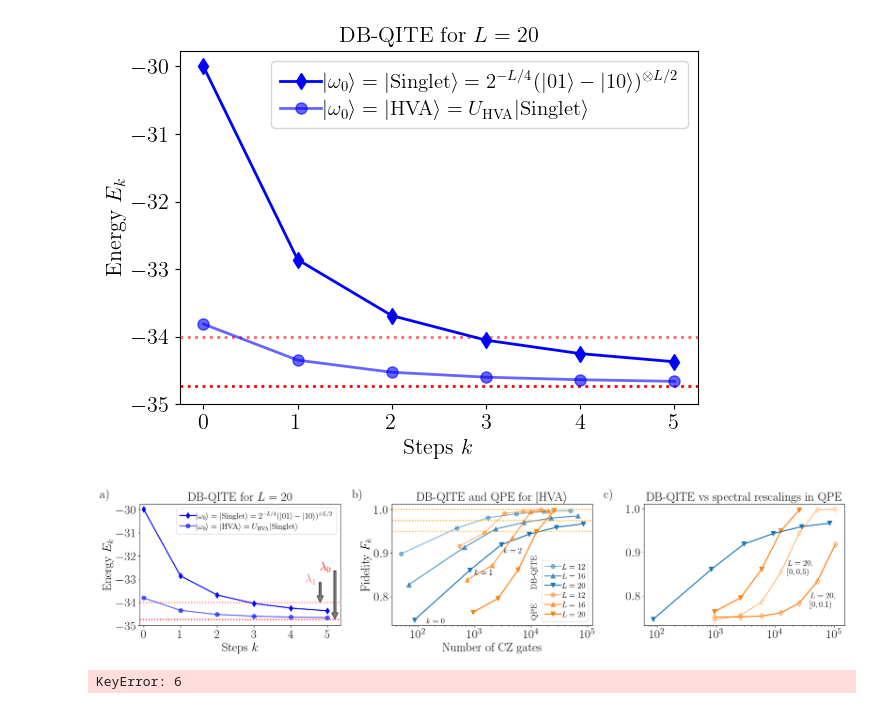
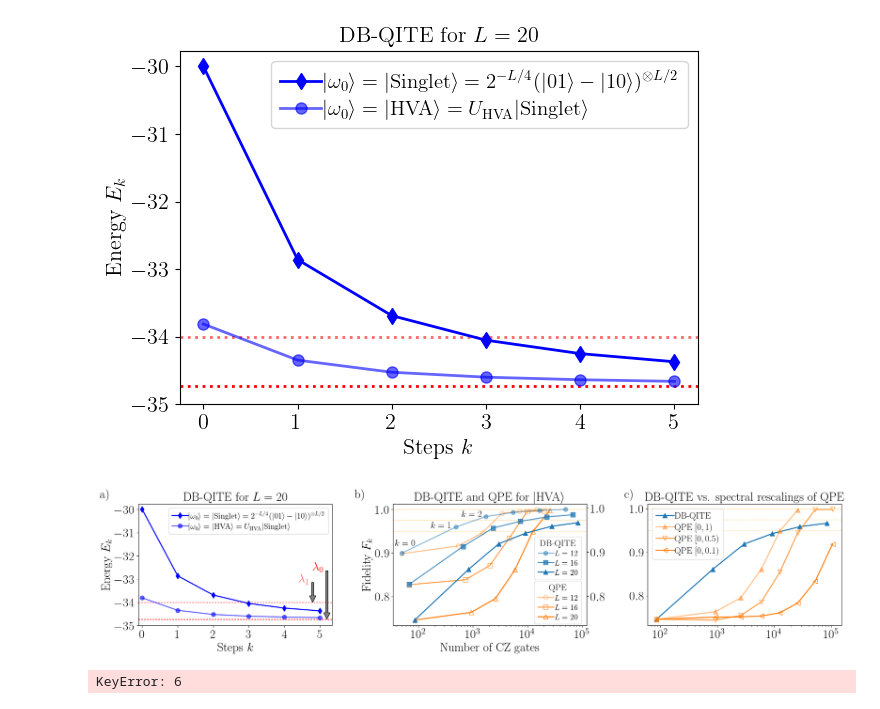
Before and after one commit to renezander90/DB-QITE, a Jupyter notebook: DB-QITE-PRL/generate_plots_PRL-Marek_running-joined_DB_QPE.ipynb, the cells around one changed output. Saved outputs shown, nothing was run; the diff lists cells and outputs as text; code cells hidden in the pictures.

Commit message:
figure updates as in overleaf

```diff
--- a/DB-QITE-PRL/generate_plots_PRL-Marek_running-joined_DB_QPE.ipynb
+++ b/DB-QITE-PRL/generate_plots_PRL-Marek_running-joined_DB_QPE.ipynb
@@ -756,7 +756,7 @@ plt.show()
 run_param_rc(23)
 
 index = 1 # 0 Singlet, 1 VQE
-markers = ['o', '^', 'v', '<', '>', 'd']
+markers = ['o', 's', '^', 'v', '<', '>', 'd']
 
 fig, ((axE_QITE, axF_QITE, axF_QPE)) = plt.subplots(1, 3, figsize=(20, 5))#, gridspec_kw={"width_ratios": [4,2,10,1]})
 
@@ -817,13 +817,16 @@ if init_type=="VQE":
 steps = list(range(0,6))
 
 cz_data_qite = dict()
+
 for i,L in enumerate(list(range(10,22,2))):
     results = results_QITE[L]
     cz = np.array([results[index]["circuit_data"][0][k]['cz'] for k in steps])
     cz_data_qite[L] = cz
 
 alphas =[0.5,0.75,1,0.7]
-
+cz_count_HVA = {}
+fidelities_HVA = {}
+ax2 = ax.twinx()
 for i,L in enumerate([12,16,20]):
     results = results_QITE[L]
 
@@ -834,13 +837,12 @@ for i,L in enumerate([12,16,20]):
         fidelities.append(np.round(np.abs(np.dot(psi.conj().transpose(),phi))**2,3))
 
     cz_counts = cz_data_qite[L]
-
-    ax.plot(cz_counts, fidelities, marker=markers[i], label=f'$L={L}$',color= colors[0], alpha = alphas[i])
+    cz_count_HVA[L] = cz_data_qite[L][0]
+    fidelities_HVA[L] = fidelities[0]
+    ax2.plot(cz_counts, fidelities, marker=markers[i], zorder = 4+i, label=f'$L={L}$',color= colors[0], alpha = alphas[i])
 
 
-ax.axhline(y=1, color="orange", linestyle=':', alpha=1.0)
-ax.axhline(y=0.975, color="orange", linestyle=':', alpha=0.8)
-ax.axhline(y=0.95, color="orange", linestyle=':', alpha=0.6)
+
 
 ax.legend(loc="best", ncols=2, fontsize=15)
 #ax.set_xticks(ticks = range(0, 6, 1))
@@ -855,24 +857,28 @@ ax.set_title(r"DB-QITE and QPE for $|$HVA$\rangle$")
 steps = list(range(1,6))
 
 cz_data_qpe = dict()
-for i,L in enumerate(list(range(10,22,2))):
+for i,L in enumerate([12,16,20]):
     cz = [results_QPE[index][L][k]['ops']['cz'] for k in steps]
+    cz.insert(0, cz_count_HVA[L])
     cz_data_qpe[L] = cz
 
 
 for i,L in enumerate([12,16,20]):
     fidelities = [results_QPE[index][L][k]['F0'] for k in steps]
+    fidelities.insert(0, fidelities_HVA[L])
     cz_counts = cz_data_qpe[L]
-    ax.plot(cz_counts, fidelities, marker=markers[i], label=f'$L={L}$~~~~', color= colors[1], alpha = alphas[i])
+    #adding the initialization data
+    ax.plot(cz_counts, fidelities, marker=markers[i], label=f'$L={L}$', zorder = i, color= colors[1], alpha = alphas[i], markerfacecolor='none')
 if init_type=="VQE":
     steps = list(range(1,8))
 
 
-ax.axhline(y=1, color="orange", linestyle=':', alpha=1.0)
-ax.axhline(y=0.975, color="orange", linestyle=':', alpha=0.8)
-ax.axhline(y=0.95, color="orange", linestyle=':', alpha=0.6)
+ax.axhline(y=1, color="orange", linestyle=':', alpha=1.0,linewidth = 1)
+ax.axhline(y=0.975, color="orange", linestyle=':', alpha=0.8,linewidth = 1)
+ax.axhline(y=0.95, color="orange", linestyle=':', alpha=0.6,linewidth = 1)
+ax.legend(loc="best", ncols=1, fontsize=15, title='QPE',title_fontsize='17', bbox_to_anchor=(0.71, 0.4))
+ax2.legend(loc="best", ncols=1, fontsize=15, title='DB-QITE',title_fontsize='17', bbox_to_anchor=(0.71, 0.765))
 
-ax.legend(loc="best", ncols=1, fontsize=15)
 ax.set_xscale('log')
 #ax.set_xticks(ticks = range(1, 6, 1))
 ax.set_xlabel(r"Number of CZ gates")
@@ -882,12 +888,10 @@ ax.set_ylabel(r"Fidelity $F_k$")
 
 axF_QITE.annotate('b)', xy = (-.2, 1.05), xycoords='axes fraction')
 
-axF_QITE.annotate(r'$k=0$', xy=(140,0.738), textcoords='data', fontsize=15)
-axF_QITE.annotate(r'$k=1$', xy=(1e3,0.85), textcoords='data', fontsize=15)
-axF_QITE.annotate(r'$k=2$', xy=(3.3e3,0.9), textcoords='data', fontsize=15)
 
-axF_QITE.annotate(r'DB-QITE', xy=(1e4,0.82), textcoords='data', fontsize=15,rotation=90)
-axF_QITE.annotate(r'QPE', xy=(1e4,0.75), textcoords='data', fontsize=15,rotation=90)
+
+#axF_QITE.annotate(r'DB-QITE', xy=(1e4,0.98), textcoords='data', fontsize=15,rotation=90)
+#axF_QITE.annotate(r'QPE', xy=(1e4,0.75), textcoords='data', fontsize=15,rotation=90)
 ###############################################################################
 # SUBPLOT 3: Fidelity and CZ count QPE
 ###############################################################################
@@ -898,47 +902,61 @@ axF_QITE.annotate(r'QPE', xy=(1e4,0.75), textcoords='data', fontsize=15,rotation
 L=20
 index =1
 
-steps = list(range(1,6))
-fidelities = [results_QPE[index][L][k]['F0'] for k in steps]
-cz_counts = cz_data_qpe[L]
-axF_QPE.plot(cz_counts, fidelities, marker=markers[i], label=f'$L={L}$~~~~', color= colors[1], alpha = alphas[i])
 
 results = results_QITE[L]
 
 psi = E0_vec[L] # ground state
 states = results[index]["statevectors"]
 fidelities = []
 for phi in states:
     fidelities.append(np.round(np.abs(np.dot(psi.conj().transpose(),phi))**2,3))
 
 cz_counts = cz_data_qite[L]
-axF_QPE.plot(cz_counts, fidelities, marker=markers[i], label=f'$L={L}$',color= colors[0], alpha = alphas[i])
+axF_QPE.plot(cz_counts, fidelities, marker=markers[2], label=f'DB-QITE',color= colors[0], alpha = alphas[i])
 
+steps = list(range(1,6))
+fidelities = [results_QPE[index][L][k]['F0'] for k in steps]
+fidelities.insert(0, fidelities_HVA[L])
+cz_counts = cz_data_qpe[L]
+axF_QPE.plot(cz_counts, fidelities, marker=markers[2], label=f'QPE $[0,1)$', color= colors[1], alpha = 0.5)
 
 steps = list(range(1,8))
 colors = plt.rcParams['axes.prop_cycle'].by_key()['color']
 fidelities = [results_QPE_rescaled_05[index][20][k]['F0'] for k in steps]
+fidelities.insert(0, fidelities_HVA[L])
 cz_counts = [results_QPE_rescaled_05[index][20][k]['ops']['cz'] for k in steps]
-axF_QPE.plot(cz_counts, fidelities, color=colors[1], marker='d', markerfacecolor='none', alpha = 0.5)
+cz_counts.insert(0, cz_count_HVA[L])
+axF_QPE.plot(cz_counts, fidelities, color=colors[1], label=f'QPE $[0,0.5)$'
+             , marker=markers[3], markerfacecolor='none', alpha = 0.75)
 
 
 fidelities = [results_QPE_rescaled_01[index][20][k]['F0'] for k in steps]
+fidelities.insert(0, fidelities_HVA[L])
 cz_counts = [results_QPE_rescaled_01[index][20][k]['ops']['cz'] for k in steps]
-axF_QPE.plot(cz_counts, fidelities, color=colors[1], marker='d', markerfacecolor='none')
+cz_counts.insert(0, cz_count_HVA[L])
 
+axF_QPE.plot(cz_counts, fidelities, color=colors[1], label=f'QPE $[0,0.1)$'
+             , marker=markers[4], markerfacecolor='none',alpha = 1)
 
+axF_QPE.axhline(y=1, color="orange", linestyle=':', alpha=1.0,linewidth = 1)
+axF_QPE.axhline(y=0.975, color="orange", linestyle=':', alpha=0.8,linewidth = 1)
+axF_QPE.axhline(y=0.95, color="orange", linestyle=':', alpha=0.6,linewidth = 1)
 
-axF_QPE.annotate('c)', xy = (-.2, 1.05), xycoords='axes fraction')
-axF_QPE.annotate(r'$L=20,$', xy=(16100,0.87), textcoords='data', fontsize=15)
-axF_QPE.annotate(r'$[0,0.5)$', xy=(16100,0.85), textcoords='data', fontsize=15)
-axF_QPE.annotate(r'$L=20,$', xy=(39000,0.795), textcoords='data', fontsize=15)
-axF_QPE.annotate(r'$[0,0.1)$', xy=(39000,0.7753), textcoords='data', fontsize=15)
+axF_QPE.annotate('c)', xy = (-.12, 1.05), xycoords='axes fraction')
+axF_QITE.annotate(r'$k=0$', xy=(37,0.917), textcoords='data', fontsize=17,zorder = 11)
+axF_QITE.annotate(r'$k=1$', xy=(170,0.957), textcoords='data', fontsize=17,zorder = 12)
+axF_QITE.annotate(r'$k=2$', xy=(625,0.983), textcoords='data', fontsize=17,zorder = 13)
+#axF_QPE.annotate(r'$L=20,$', xy=(16100,0.87), textcoords='data', fontsize=15)
+#axF_QPE.annotate(r'$[0,0.5)$', xy=(16100,0.85), textcoords='data', fontsize=15)
+#axF_QPE.annotate(r'$L=20,$', xy=(39000,0.795), textcoords='data', fontsize=15)
+#axF_QPE.annotate(r'$[0,0.1)$', xy=(39000,0.7753), textcoords='data', fontsize=15)
 axF_QPE.set_xscale('log')
-axF_QPE.set_title(r"DB-QITE vs spectral rescalings in QPE")
+axF_QPE.set_title(r"DB-QITE vs. spectral rescalings of QPE")
+axF_QPE.legend(loc="upper left", ncols=1, fontsize=17)#,title=f'$L=20$',title_fontsize='15')
 plt.tight_layout()
 plt.savefig("plots/QITE_Heisenberg_main2.pdf")
 # %% [output]
-[figure, old version]
+[figure, new version]
 # %%
 cz_counts = [results_VQE_QPE[20][k]['ops']['cz'] for k in steps]
 print(cz_counts)
```
Also changed, not shown: 1 other file.
